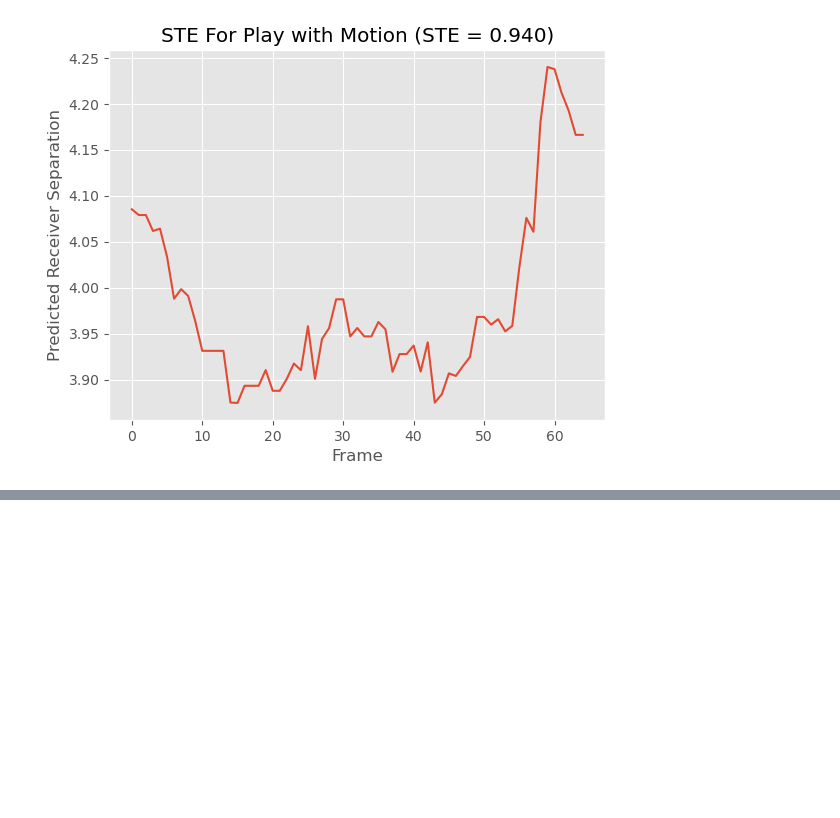
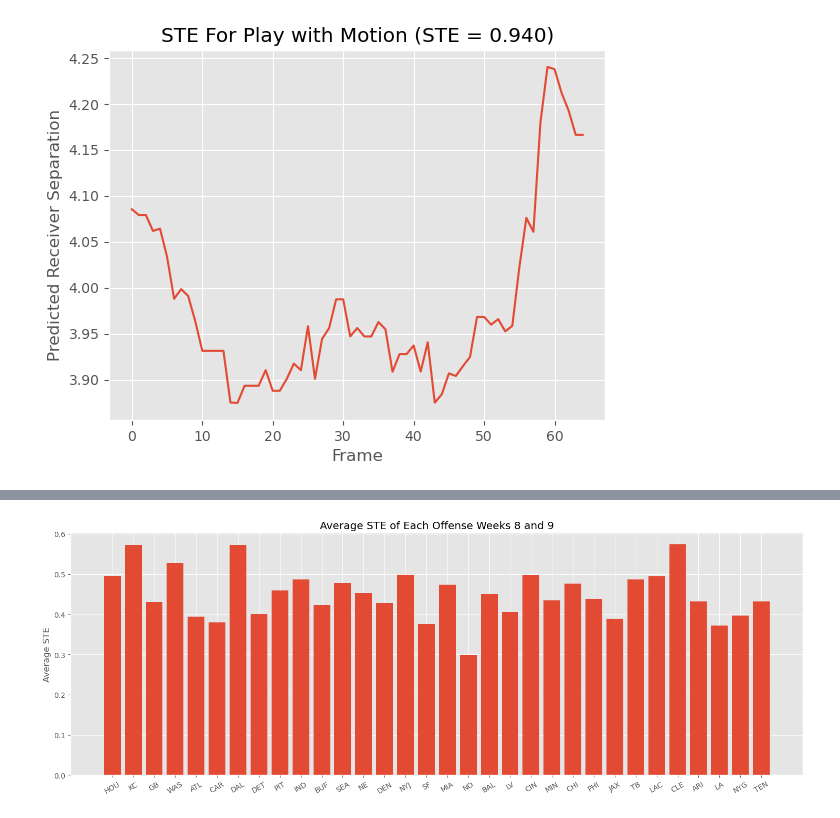
Before and after one commit to shashankmanjunath/snap_timing_efficiency, a Jupyter notebook: ste_analysis.ipynb, the cells around one changed output, grey strips where cells are left out. Cells and saved outputs as stored; diff of their text form; code cells hidden in the pictures; blank space fills up the shorter version.

```diff
--- a/ste_analysis.ipynb
+++ b/ste_analysis.ipynb
@@ -190,0 +180,23 @@ ste_data
+# %%
+# valid_ste_data = ste_data[(ste_data["inMotionAtBallSnap"] == True) | (ste_data["shiftSinceLineset"] == True) | (ste_data["motionSinceLineset"] == True)]
+valid_ste_data = ste_data
+teams = valid_ste_data["possessionTeam"].unique()
+mean_ste_teams = []
+mean_ste = []
+for team in teams:
+    team_ste = valid_ste_data[valid_ste_data["possessionTeam"] == team]
+    team_ste = team_ste[team_ste["ste"].notna()]
+
+    team_mean_ste = team_ste["ste"].mean().item()
+    mean_ste.append(team_mean_ste)
+    mean_ste_teams.append(team)
+
+plt.figure(figsize=(18, 6))
+plt.bar(mean_ste_teams, mean_ste)
+plt.xticks(rotation=30)
+plt.title("Average STE of Each Offense Weeks 8 and 9")
+plt.ylabel("Average STE")
+plt.savefig("imgs/team_ste.png", dpi=400)
+plt.show()
+# %% [output]
+[figure, added]
```
Also changed, not shown: parts of 10 cells of this notebook, 2 other files.
